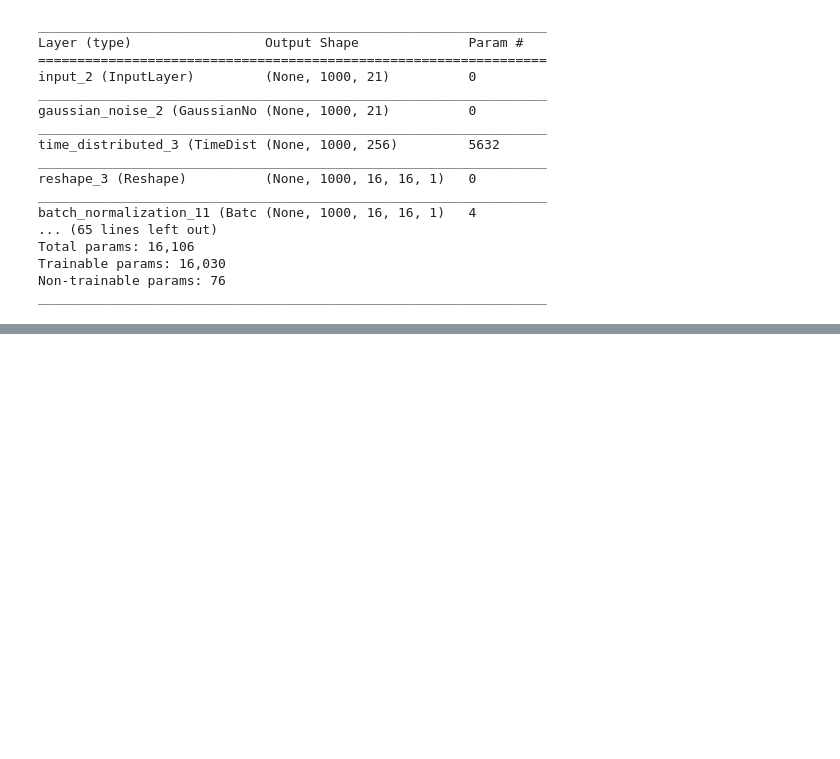
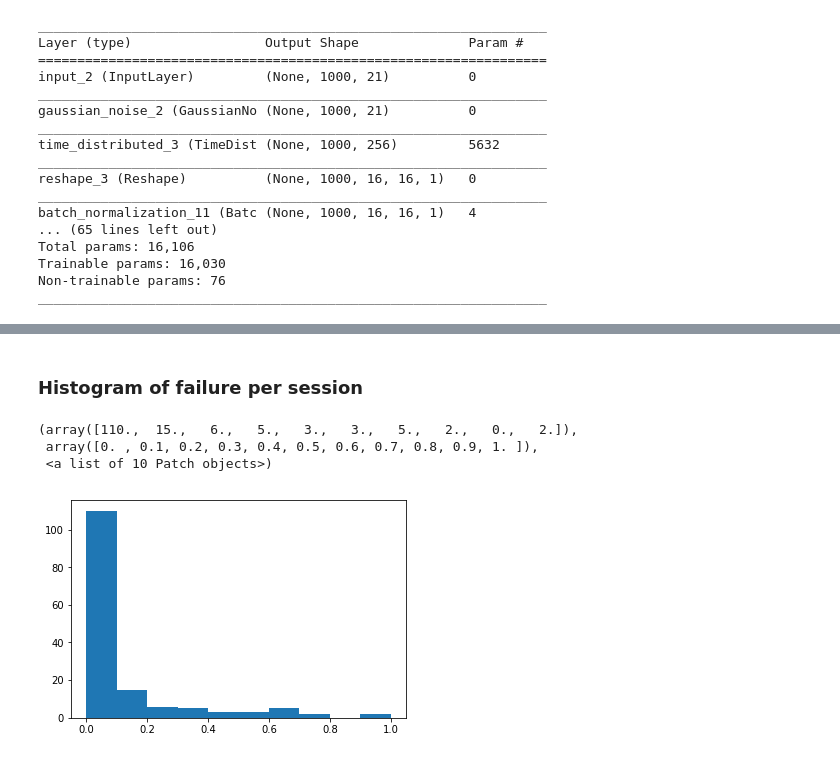
Before and after one commit to Saqibm128/eeg-tasks, a Jupyter notebook: notebooks/Seizure CNN Exploration.ipynb, the cells around one changed output, grey strips where cells are left out. Cells and saved outputs as stored; diff of their text form; code cells hidden in the pictures; blank space fills up the shorter version.

Commit message:
trying to find some issue on why validation does so badly

```diff
--- a/notebooks/Seizure CNN Exploration.ipynb
+++ b/notebooks/Seizure CNN Exploration.ipynb
@@ -1996,0 +2067,6 @@ _________________________________________________________________
+# %%
+(val_pred, valid_seizure_labels, valid_session_labels, valid_subtype_labels) = pkl.load(open("pred_labels_valid.pkl", "rb"))
+# %%
+valid_edg = dg.EdfDataGenerator(valid_edss, precache=True, labels=valid_seizure_labels, shuffle=False, batch_size=512)
+# %%
+val_pred = model.predict_generator(valid_edg)
@@ -1996,0 +2131,2 @@ _________________________________________________________________
+# %%
+valid_fail_per_session_rate = (pd.Series(valid_session_labels)[valid_seizure_labels!=val_pred[0].argmax(1)].value_counts()/pd.Series(valid_session_labels).value_counts()).sort_values(ascending=False).fillna(0)
@@ -1996,0 +2153,9 @@ _________________________________________________________________
+# %% [markdown]
+### Histogram of failure per session
+# %%
+plt.hist(valid_fail_per_session_rate)
+# %% [output]
+(array([110.,  15.,   6.,   5.,   3.,   3.,   5.,   2.,   0.,   2.]),
+ array([0. , 0.1, 0.2, 0.3, 0.4, 0.5, 0.6, 0.7, 0.8, 0.9, 1. ]),
+ <a list of 10 Patch objects>)
+[figure, added]
```
Also changed, not shown: parts of 50 cells of this notebook, 1 other file.
